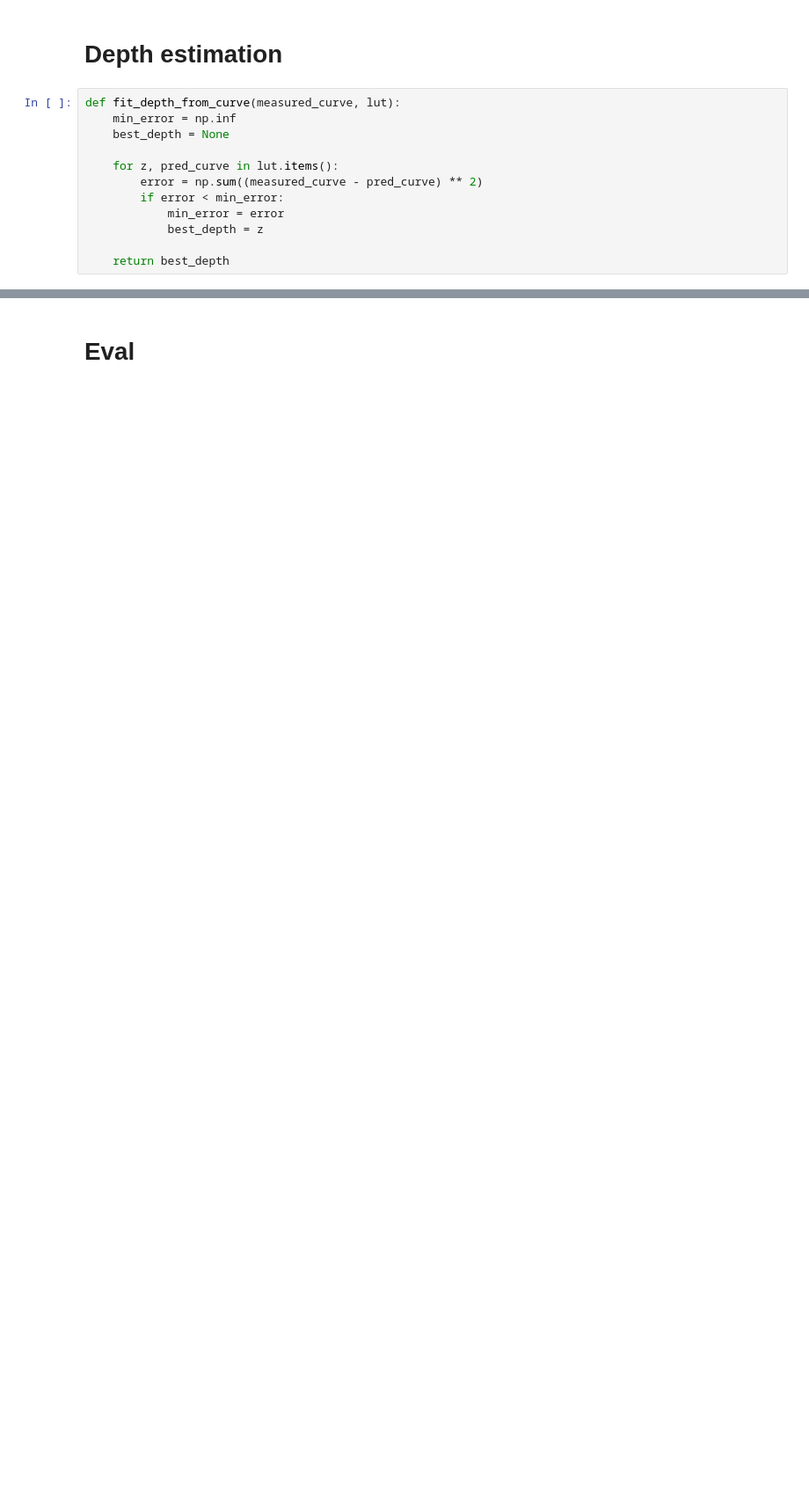
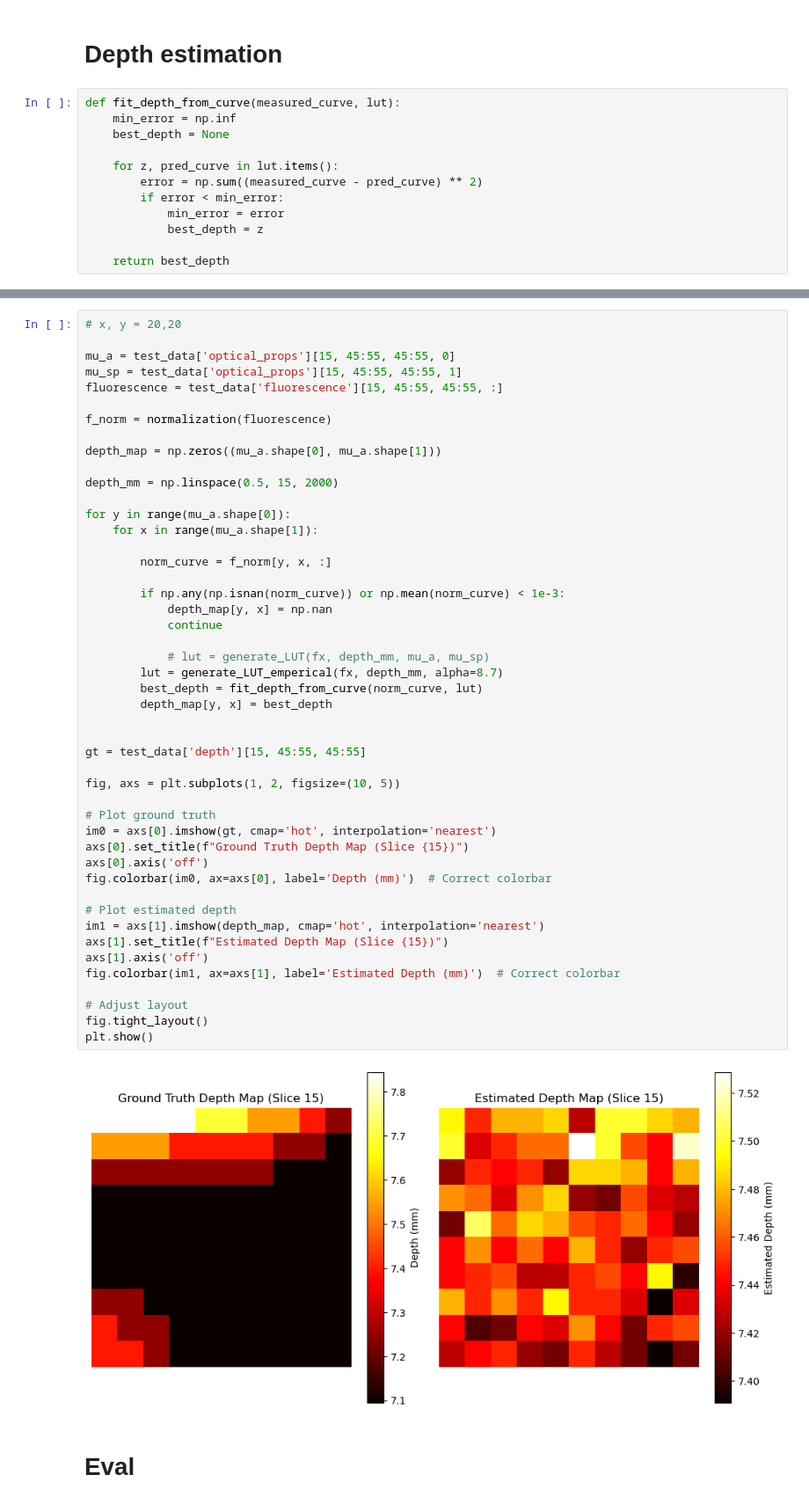
Before and after one commit to VictorH2208/gtx, a Jupyter notebook: numerical/qDFI.ipynb, the cells around one changed output, grey strips where cells are left out. Shown: that part at 88% size. Saved outputs shown, nothing was run; the diff lists cells and outputs as text; blank space fills up the shorter version.

```diff
--- a/numerical/qDFI.ipynb
+++ b/numerical/qDFI.ipynb
@@ -211,2 +197,51 @@ plt.show()
+# %%
+# x, y = 20,20
+
+mu_a = test_data['optical_props'][15, 45:55, 45:55, 0]
+mu_sp = test_data['optical_props'][15, 45:55, 45:55, 1]
+fluorescence = test_data['fluorescence'][15, 45:55, 45:55, :]
+
+f_norm = normalization(fluorescence)
+
+depth_map = np.zeros((mu_a.shape[0], mu_a.shape[1]))
+
+depth_mm = np.linspace(0.5, 15, 2000)
+
+for y in range(mu_a.shape[0]):
+    for x in range(mu_a.shape[1]):
+
+        norm_curve = f_norm[y, x, :]
+
+        if np.any(np.isnan(norm_curve)) or np.mean(norm_curve) < 1e-3:
+            depth_map[y, x] = np.nan
+            continue
+
+            # lut = generate_LUT(fx, depth_mm, mu_a, mu_sp)
+        lut = generate_LUT_emperical(fx, depth_mm, alpha=8.7)
+        best_depth = fit_depth_from_curve(norm_curve, lut)
+        depth_map[y, x] = best_depth
+
+
+gt = test_data['depth'][15, 45:55, 45:55]
+
+fig, axs = plt.subplots(1, 2, figsize=(10, 5))
+
+# Plot ground truth
+im0 = axs[0].imshow(gt, cmap='hot', interpolation='nearest')
+axs[0].set_title(f"Ground Truth Depth Map (Slice {15})")
+axs[0].axis('off')
+fig.colorbar(im0, ax=axs[0], label='Depth (mm)')  # Correct colorbar
+
+# Plot estimated depth
+im1 = axs[1].imshow(depth_map, cmap='hot', interpolation='nearest')
+axs[1].set_title(f"Estimated Depth Map (Slice {15})")
+axs[1].axis('off')
+fig.colorbar(im1, ax=axs[1], label='Estimated Depth (mm)')  # Correct colorbar
+
+# Adjust layout
+fig.tight_layout()
+plt.show()
+# %% [output]
+[figure, added]
 # %% [markdown]
 # Eval
```
Also changed, not shown: parts of 6 cells of this notebook.
